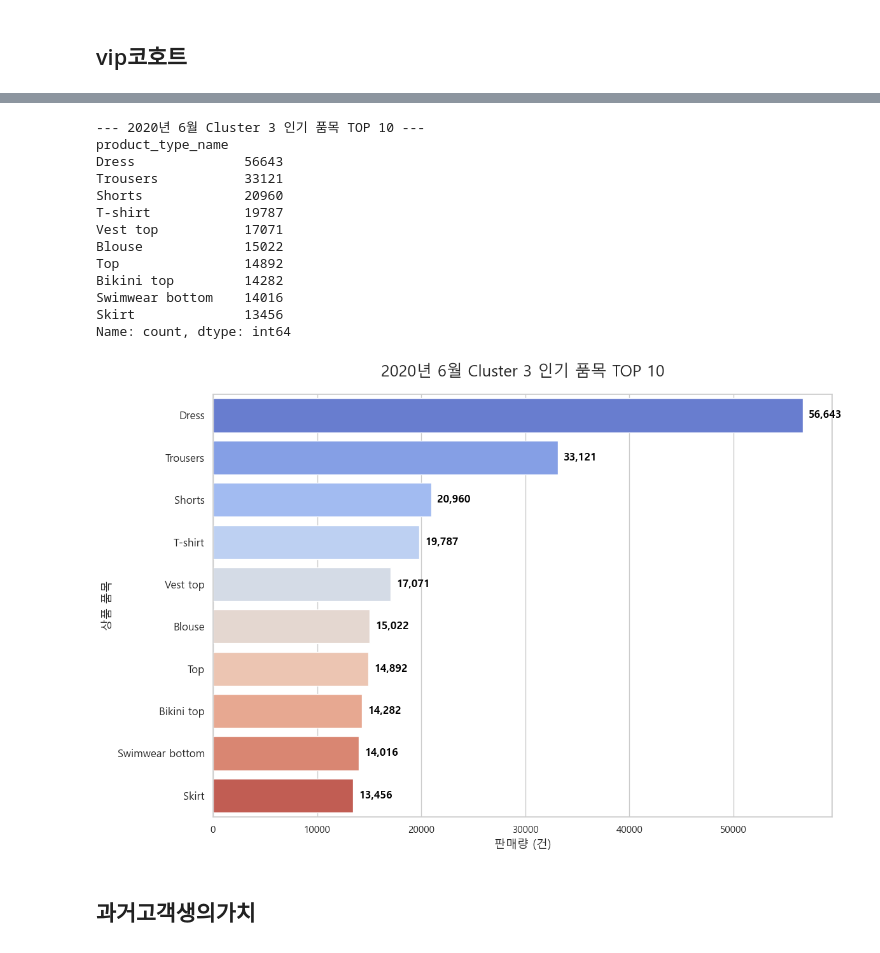
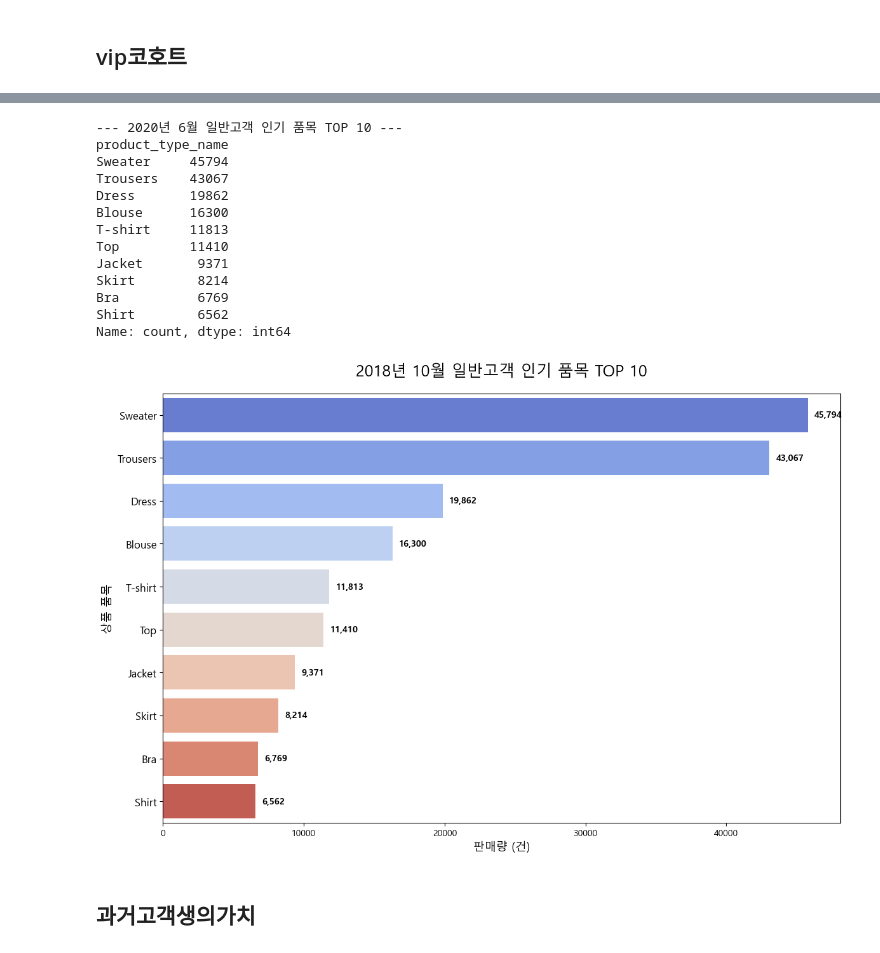
Before and after one commit to urinamu10/final_project_E-Cummers, a Jupyter notebook: 이찬혁)/통합.ipynb, the cells around one changed output, grey strips where cells are left out. Drawn from its saved outputs; the diff is of its cells as text; code cells hidden in the pictures.

```diff
--- a/이찬혁)/통합.ipynb
+++ b/이찬혁)/통합.ipynb
@@ -6,12 +19,23 @@ df = pd.read_parquet('V2_merge.parquet', engine='fastparquet')
 # %% [markdown]
 - rfm정의
 # %%
-# 1. RFM 지표 계산
+import pandas as pd
+
+# 1. t_dat를 datetime 형식으로 변환 (이미 되어 있다면 생략 가능)
 df['t_dat'] = pd.to_datetime(df['t_dat'])
-snapshot_date = df['t_dat'].max() + pd.Timedelta(days=1)
 
-rfm = df.groupby('customer_id').agg(
+# 2. 2018년 1월 1일부터 2019년 12월 31일까지 데이터만 필터링
+df_filtered = df[(df['t_dat'] >= '2018-01-01') & (df['t_dat'] <= '2019-12-31')].copy()
+
+# 3. 기준일(Snapshot Date) 설정
+# 필터링된 데이터 중 가장 최근 날짜의 다음 날로 설정합니다.
+snapshot_date = df_filtered['t_dat'].max() + pd.Timedelta(days=1)
+
+# 4. RFM 지표 계산
+rfm = df_filtered.groupby('customer_id').agg(
     Recency=('t_dat', lambda x: (snapshot_date - x.max()).days),
     Frequency=('t_dat', 'nunique'),
-    Monetary=('price', 'sum')
+    Monetary=('price_krw', 'sum')
 ).reset_index()
+
+print(rfm.head())
@@ -583,8 +574,8 @@ plt.show()
 # %%
 c0_users = rfm[rfm['Cluster'] == 0]['customer_id']
 
-# 2. 이들이 구매한 상품 정보 결합 (df는 원본 거래 데이터)
-c0_data = df[df['customer_id'].isin(c0_users)]
+# 2. 이들이 구매한 상품 정보 결합
+c0_data = df_filtered[df_filtered['customer_id'].isin(c0_users)]
 # 1. 월 데이터 추출 및 계절 매핑
 c0_data['month'] = c0_data['t_dat'].dt.month
 
@@ -614,7 +605,7 @@ season_sales.reindex(['봄', '여름', '가을', '겨울']).plot(
     alpha=0.8 # 색감을 부드럽게 만들기 위한 투명도 조절
 )
 
-plt.title('이탈위험고객의 계절별 매출 분포', fontsize=15, pad=20)
+plt.title('일반고객의 계절별 매출 분포', fontsize=15, pad=20)
 plt.ylabel('매출액 ($)', fontsize=12)
 plt.xlabel('계절', fontsize=12)
 plt.xticks(rotation=0) # 글자를 가로로 정렬
@@ -686,13 +677,13 @@ fig, ax = plt.subplots(1, 2, figsize=(18, 8), sharey=True) # sharey=True로 Y축
 
 # 여름 차트
 sns.barplot(x=summer_data.values, y=summer_data.index, ax=ax[0], palette='Blues_r')
-ax[0].set_title('이탈위험고객 여름 선호 품목 (TOP 통합군)', fontsize=16)
+ax[0].set_title('일반고객 여름 선호 품목 (TOP 통합군)', fontsize=16)
 ax[0].set_xlabel('판매 건수', fontsize=12)
 ax[0].set_ylabel('품목명', fontsize=12)
 
 # 겨울 차트
 sns.barplot(x=winter_data.values, y=winter_data.index, ax=ax[1], palette='Oranges_r')
-ax[1].set_title('이탈위험고객 겨울 선호 품목 (TOP 통합군)', fontsize=16)
+ax[1].set_title('일반고객 겨울 선호 품목 (TOP 통합군)', fontsize=16)
 ax[1].set_xlabel('판매 건수', fontsize=12)
 ax[1].set_ylabel('') # 왼쪽 차트와 공유하므로 생략
 
@@ -991,12 +982,12 @@ Name: count, dtype: int64
 import pandas as pd
 import seaborn as sns
 import matplotlib.pyplot as plt
-c3_users = rfm[rfm['Cluster'] == 3]['customer_id']
+c2_users = rfm[rfm['Cluster'] == 2]['customer_id']
 
 # 2. 이들이 구매한 상품 정보 결합 (df는 원본 거래 데이터)
-c3_data = df[df['customer_id'].isin(c3_users)]
+c2_data = df_filtered[df_filtered['customer_id'].isin(c2_users)]
 # [수정] 분석 대상을 Cluster 3 데이터로 한정합니다.
-target_df = c3_data.copy()
+target_df = c2_data.copy()
 
 # 1. 월 단위 변환
 target_df['order_month'] = target_df['t_dat'].dt.to_period('M')
@@ -1200,57 +1191,57 @@ Name: count, dtype: int64
 # %%
-# 1. 2020년 6월 데이터만 필터링
-june_2020_df = target_df[target_df['order_month'] == '2020-06']
+# 1. 2018년 10월 데이터만 필터링
+june_2018_df = target_df[target_df['order_month'] == '2018-10']
 
 # 2. 제품 타입별 판매량 집계 및 상위 10개 추출
-june_top5 = june_2020_df['product_type_name'].value_counts().head(10)
+june_top5 = june_2018_df['product_type_name'].value_counts().head(10)
 
 # 3. 결과 출력
-print("--- 2020년 6월 Cluster 3 인기 품목 TOP 10 ---")
+print("--- 2020년 6월 일반고객 인기 품목 TOP 10 ---")
 print(june_top5)
 
 # 4. 시각화 (선택 사항)
 import matplotlib.pyplot as plt
 import seaborn as sns
 
 # 1. 이전 그래프 잔상 완전히 제거 및 캔버스 설정
 plt.close('all')
 plt.figure(figsize=(12, 8)) # 10개를 보여주기 적당한 높이
 
 # 3. 시각화 (y축을 june_top5.index로 고정하는 것이 핵심!)
 ax = sns.barplot(x=june_top5.values,
                  y=june_top5.index,
                  palette='coolwarm',
                  order=june_top5.index) # 이 옵션이 겹침을 막아줍니다
 
 # 4. 그래프 꾸미기
-plt.title('2020년 6월 Cluster 3 인기 품목 TOP 10', fontsize=18, pad=20)
+plt.title('2018년 10월 일반고객 인기 품목 TOP 10', fontsize=18, pad=20)
 plt.xlabel('판매량 (건)', fontsize=13)
 plt.ylabel('상품 품목', fontsize=13)
 
 # 5. 막대 끝에 숫자 표시
 for i, v in enumerate(june_top5.values):
     ax.text(v + (max(june_top5.values) * 0.01), i, f'{int(v):,}',
             va='center', fontweight='bold', color='black')
 
 # y축 글자 크기 조정 및 여백 최적화
 plt.yticks(fontsize=12)
 plt.tight_layout()
 plt.show()
 # %% [output]
---- 2020년 6월 Cluster 3 인기 품목 TOP 10 ---
+--- 2020년 6월 일반고객 인기 품목 TOP 10 ---
 product_type_name
-Dress              56643
-Trousers           33121
-Shorts             20960
-T-shirt            19787
-Vest top           17071
-Blouse             15022
-Top                14892
-Bikini top         14282
-Swimwear bottom    14016
-Skirt              13456
+Sweater     45794
+Trousers    43067
+Dress       19862
+Blouse      16300
+T-shirt     11813
+Top         11410
+Jacket       9371
+Skirt        8214
+Bra          6769
+Shirt        6562
 Name: count, dtype: int64
-[figure, old version]
+[figure, new version]
 # %% [markdown]
 ## 과거고객생의가치
 # %%
```
Also changed, not shown: parts of 53 cells of this notebook.
